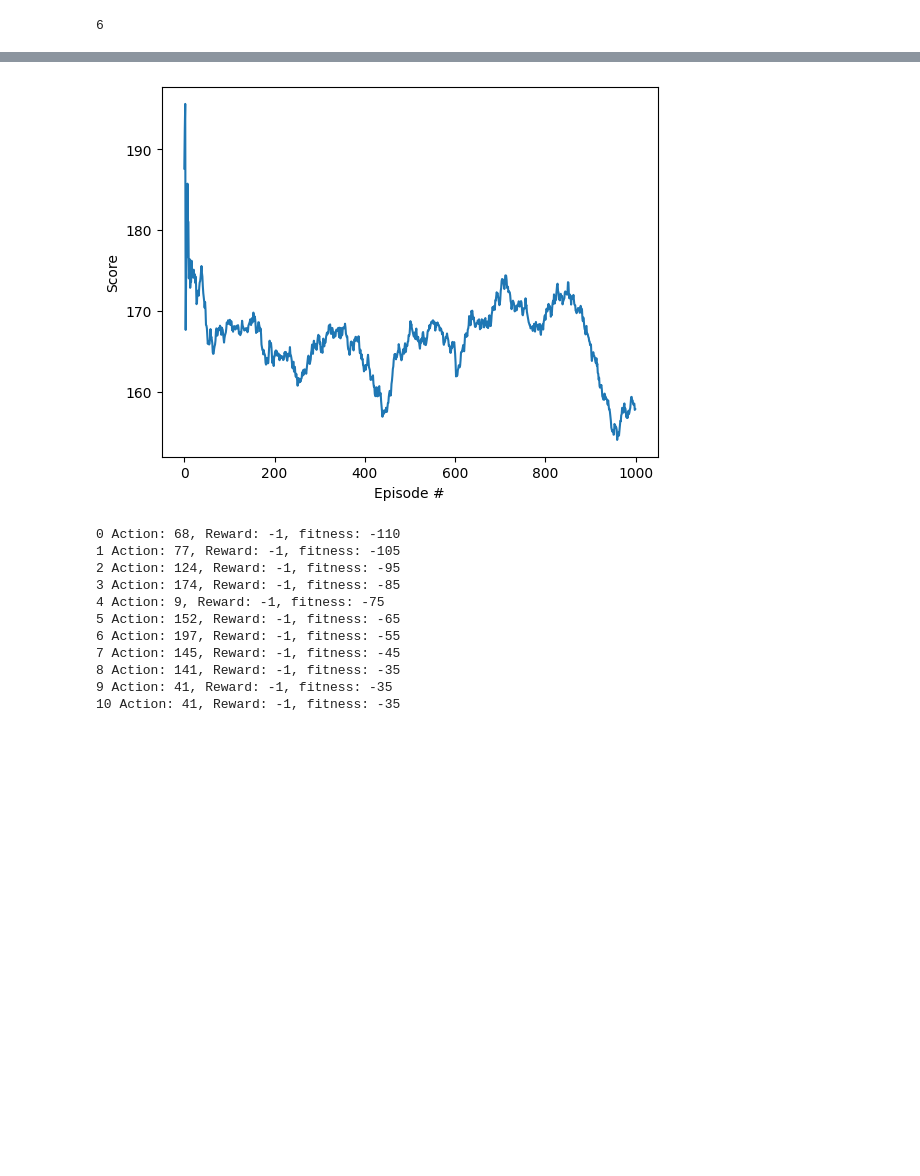
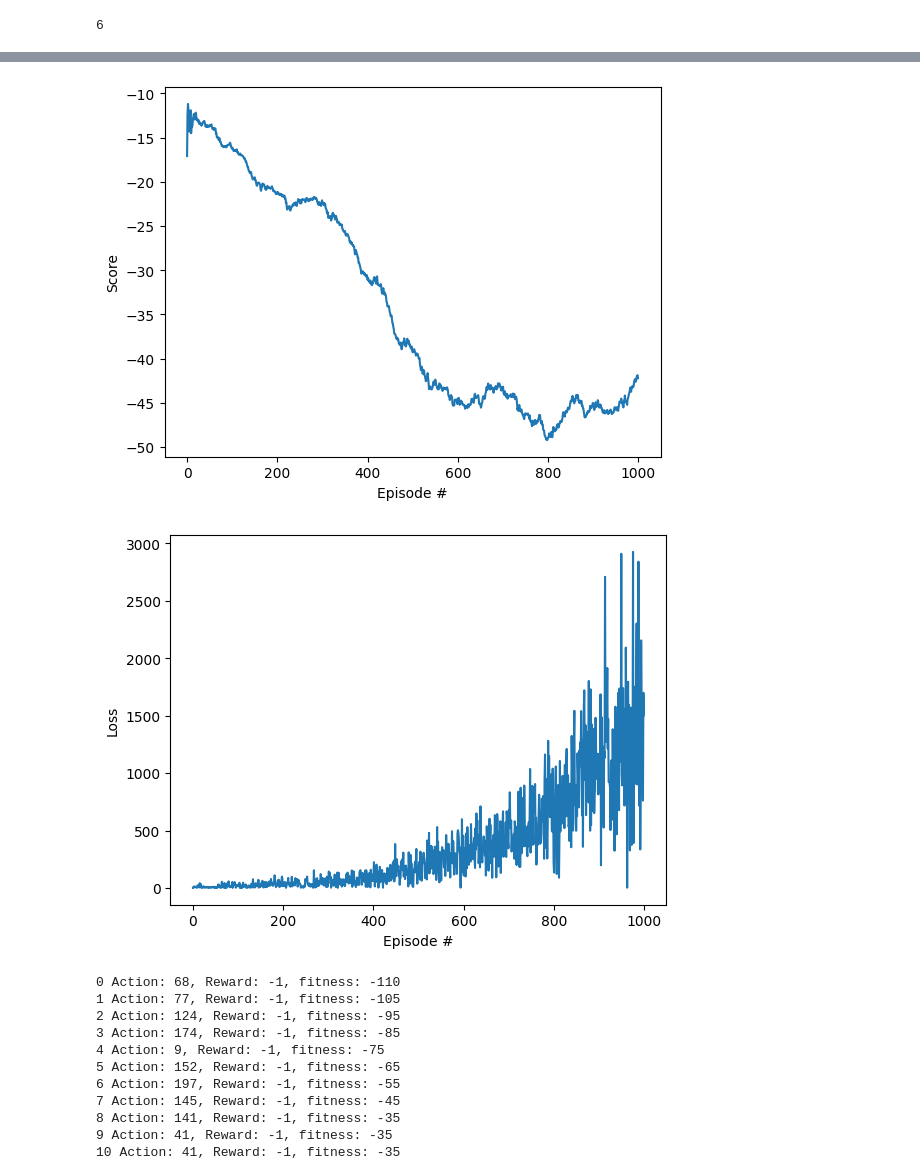
Before and after one commit to cerionXLII/RLMagic, a Jupyter notebook: src/gymnastics.ipynb, the cells around one changed output, grey strips where cells are left out. Drawn from its saved outputs; the diff is of its cells as text; code cells hidden in the pictures; blank space fills up the shorter version.

```diff
--- a/src/gymnastics.ipynb
+++ b/src/gymnastics.ipynb
@@ -627,10 +630,12 @@ class DQNSceduleAgent:
         self.memory.add((state, action, reward, next_state, done))
 
         self.t_step = (self.t_step + 1) % 4
+        loss = None
         if self.t_step == 0:
             if len(self.memory) > self.memory.batch_size:
                 experiences = self.memory.sample()
-                self.learn(experiences, gamma=0.99)
+                loss = self.learn(experiences, gamma=0.99)
+        return loss
 
     def act(self, state, eps=0.):
         #inputs = [torch.tensor(x, dtype=torch.float32).to(device) for x in state]
@@ -665,6 +670,8 @@ class DQNSceduleAgent:
         self.scheduler.step()  # Step the scheduler
 
         self.soft_update(self.qnetwork_local, self.qnetwork_target, tau=1e-3)
+        #detatch loss and return value
+        return loss.item()
 
     def soft_update(self, local_model, target_model, tau):
         for target_param, local_param in zip(target_model.parameters(), local_model.parameters()):
@@ -683,39 +690,43 @@ agent.act(state, 1)
 # %%
 
 n_episodes = 1000
-max_t = 500
 eps_start = 1.0
 eps_end = 0.03
-eps_decay = 0.85
-eps_period = 100
+eps_decay = 0.995
+
 
 scores = []
+losses = []
 scores_window = deque(maxlen=100)
 eps = eps_start
 for i_episode in range(1, n_episodes + 1):
     state, info = env.reset()
     score = 0
-    eps = sawtooth_eps_decay(i_episode, peak_eps=eps_start, min_eps=eps_end, period=eps_period, decay_factor=eps_decay)
-    for t in range(max_t):
+    eps = eps*eps_decay
+    eps = max(eps_end, eps)
+    done = False
+    t = 0
+    episode_loss = 0
+    while not done:
         action = agent.act(state, eps)
         next_state, reward, done, truncated, info = env.step(action)
 
-        #If we are not "Done" but have run out of time, lets get the final reward
-        if not done and t == max_t - 1:
-            reward += env.fitness()
-
-        agent.step(state, action, reward, next_state, done)
+        single_loss = agent.step(state, action, reward, next_state, done)
+        if single_loss is not None:
+            episode_loss += single_loss
         state = next_state
         score += reward
+        t += 1
         #print(f"Episode {i_episode}\tTimestep {t}\tScore: {score:.2f} \treward: {reward}")
         if done:
             break
 
     scores_window.append(score)
     scores.append(score)
+    losses.append(episode_loss)
     #eps = max(eps_end, eps_decay * eps)
 
-    print(f"Episode {i_episode}\tAverage Score: {np.mean(scores_window):.2f}\tnum_steps: {t}\teps: {eps:.2f}\tlr: {agent.scheduler.get_last_lr()[0]:.6f}")
+    print(f"Episode {i_episode}\tAverage Score: {np.mean(scores_window):.2f}\tnum_steps: {t}\teps: {eps:.2f}\tlr: {agent.scheduler.get_last_lr()[0]:.6f} \tLoss: {episode_loss:.2f}")
 
     if np.mean(scores_window) >= 500*0.9:
         print(f'\nEnvironment solved in {i_episode-100:d} episodes!\tAverage Score: {np.mean(scores_window):.2f}')
@@ -742,15 +753,22 @@ Episode 1000    Average Score: 157.86   num_steps: 91   eps: 0.20       lr: 0.00
 # %%
 # plot the scores
 # rolling average scores
 rolling_average = [np.mean(scores[max(0, i-100):i+1]) for i in range(len(scores))]
 fig = plt.figure()
 ax = fig.add_subplot(111)
 plt.plot(np.arange(len(rolling_average)), rolling_average)
 plt.ylabel('Score')
 plt.xlabel('Episode #')
+
+#Add loss plot
+fig = plt.figure()
+plt.plot(np.arange(len(losses)), losses)
+plt.ylabel('Loss')
+plt.xlabel('Episode #')
 plt.show()
 # %% [output]
-[figure, old version]
+[figure, new version]
+[figure, added]
 # %%
 state, info = env.reset()
 max_steps = 500
```
Also changed, not shown: parts of 6 cells of this notebook.
